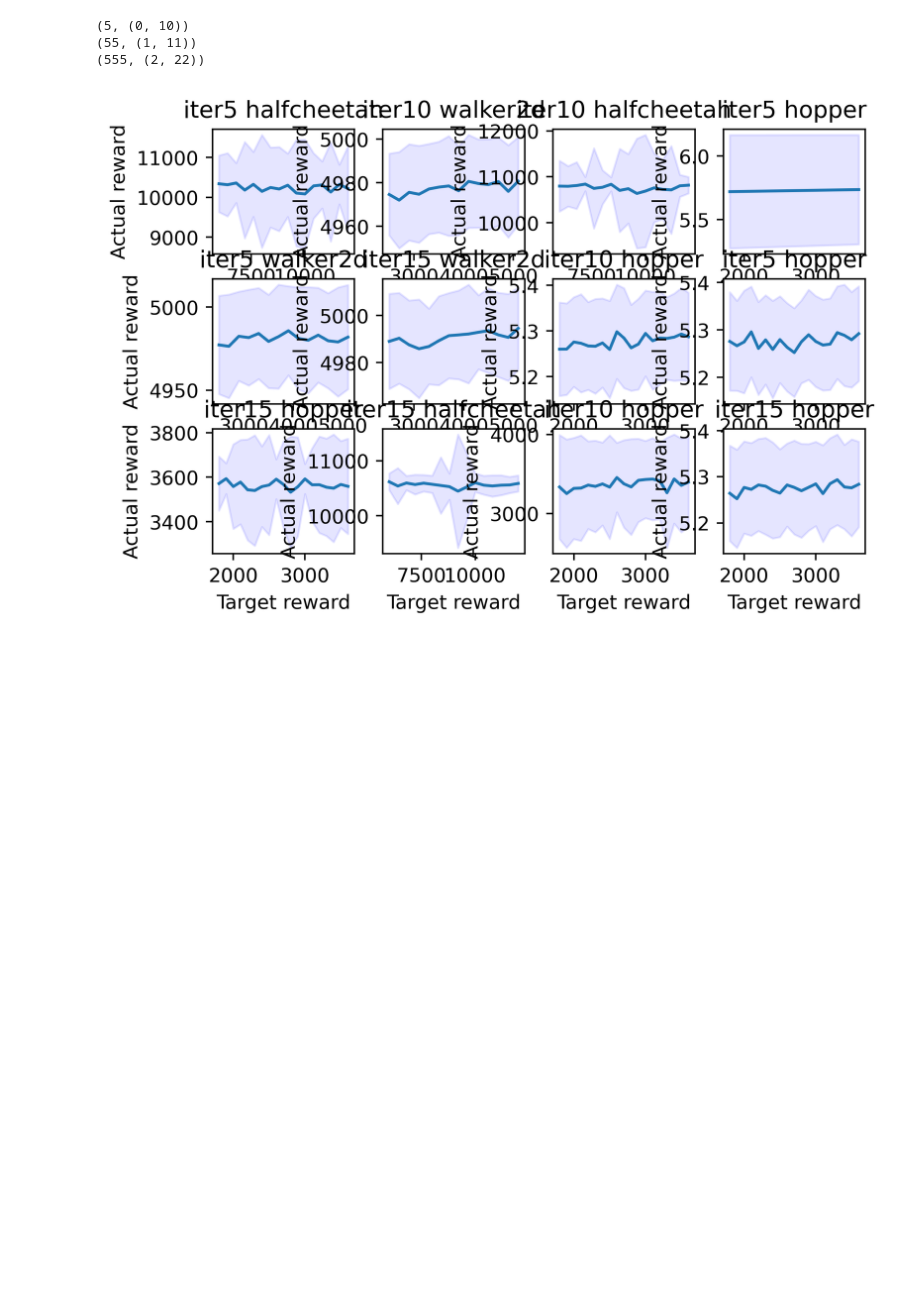
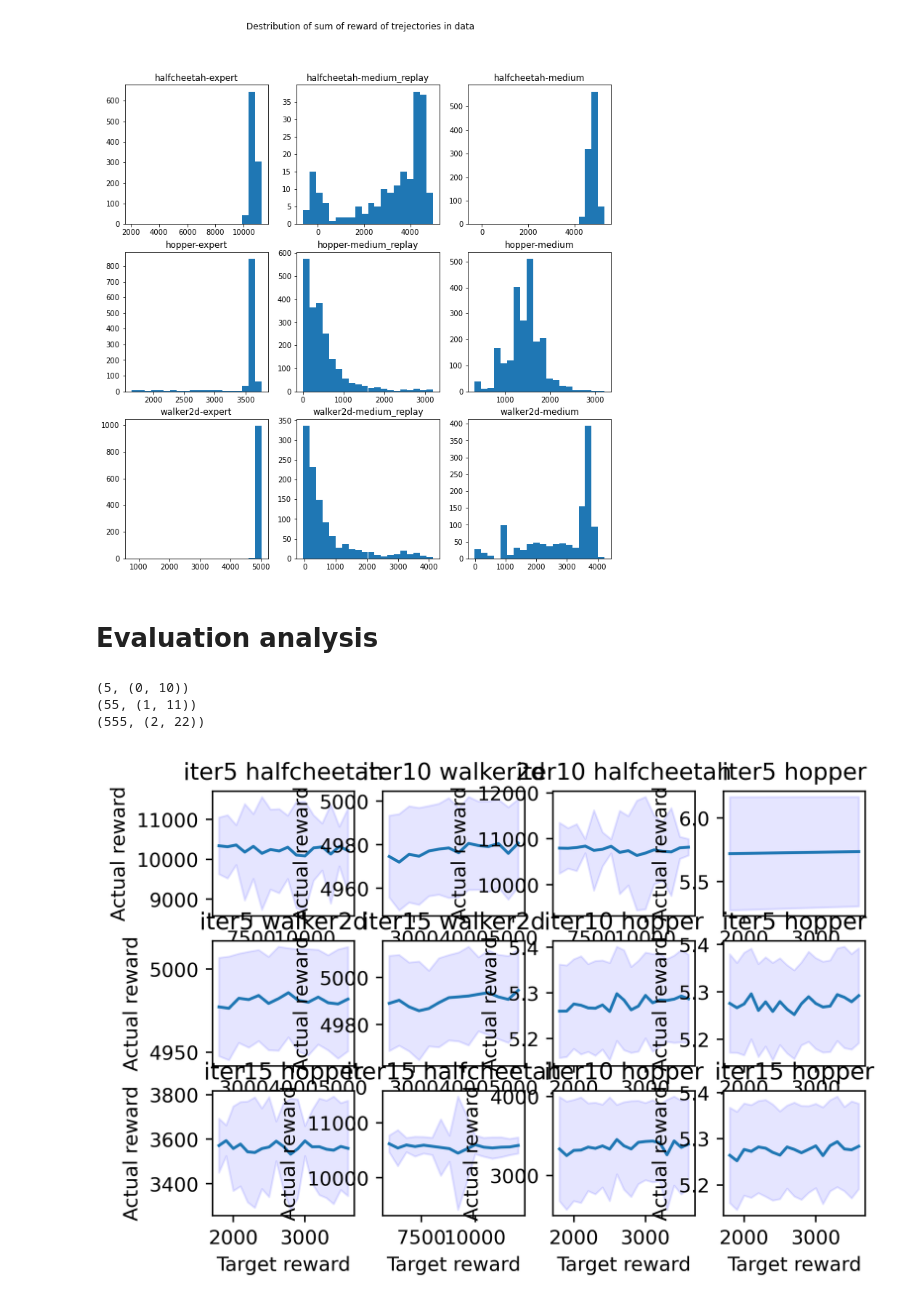
Before and after one commit to TheGoldenChicken/decision_transformer, a Jupyter notebook: gym/data_analysis.ipynb, the cells around one changed output. Saved outputs shown, nothing was run; the diff lists cells and outputs as text; code cells hidden in the pictures; blank space fills up the shorter version.

```diff
--- a/gym/data_analysis.ipynb
+++ b/gym/data_analysis.ipynb
@@ -7,3 +113,18 @@ import pickle
+# %%
+fig, axs = plt.subplots(3, 3, figsize=(12, 12))
+fig.suptitle('Destribution of sum of reward of trejectories in data')
+
+for ax, (key, data) in zip(axs.flatten(), train_data.items()):
+    env, dataset = key.split('-')
+    terminal_rewards = [sum(data['rewards']) for data in train_data[key]]
+    ax.set_title(key)
+    ax.hist(terminal_rewards, bins=20)
+
+plt.show()
+# %% [output]
+[figure, added]
+# %% [markdown]
+# Evaluation analysis
 # %%
 eval_path = './evaluation_data/'
 
```
Also changed, not shown: parts of 10 cells of this notebook, 1 other file.
